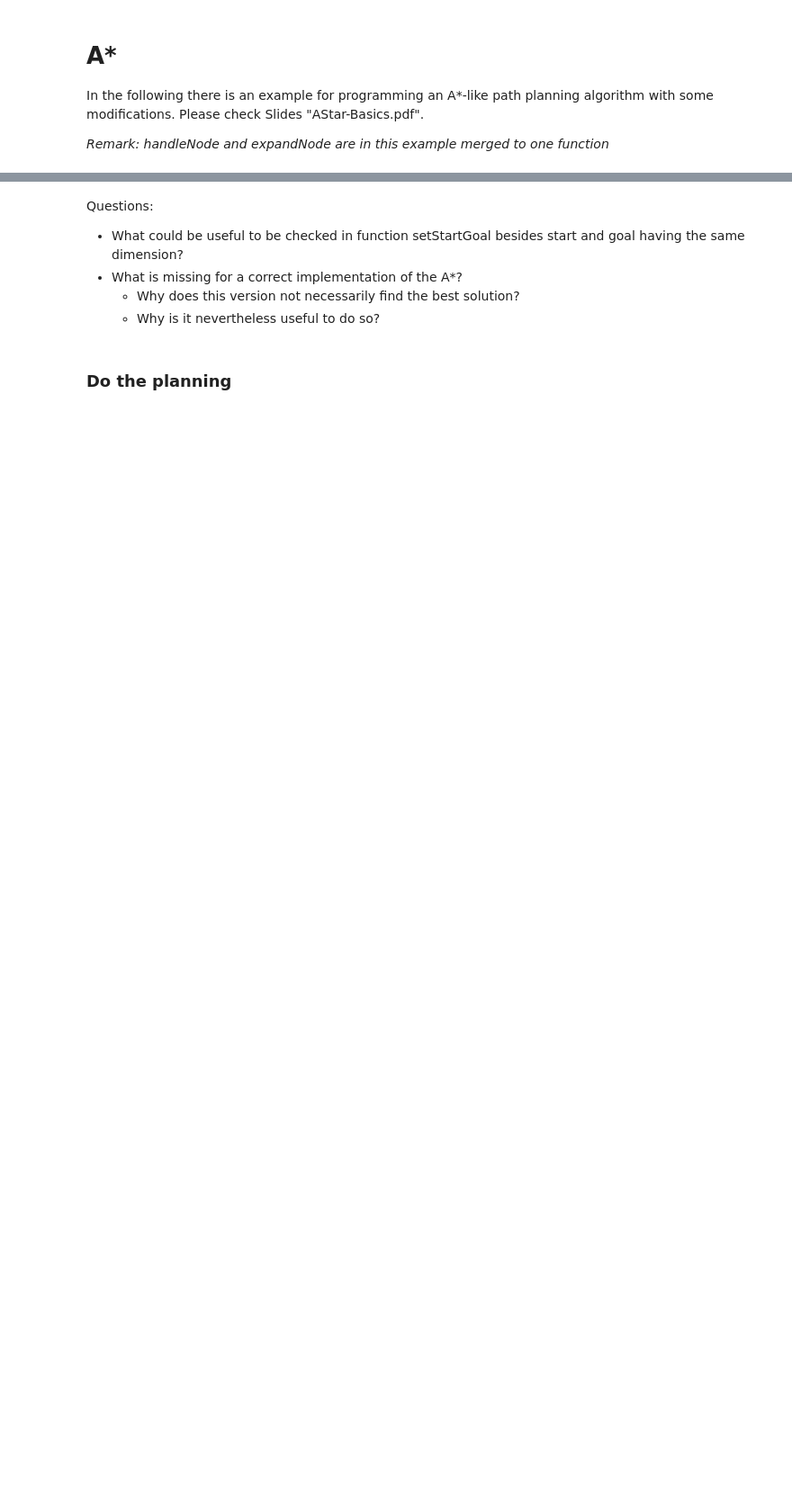
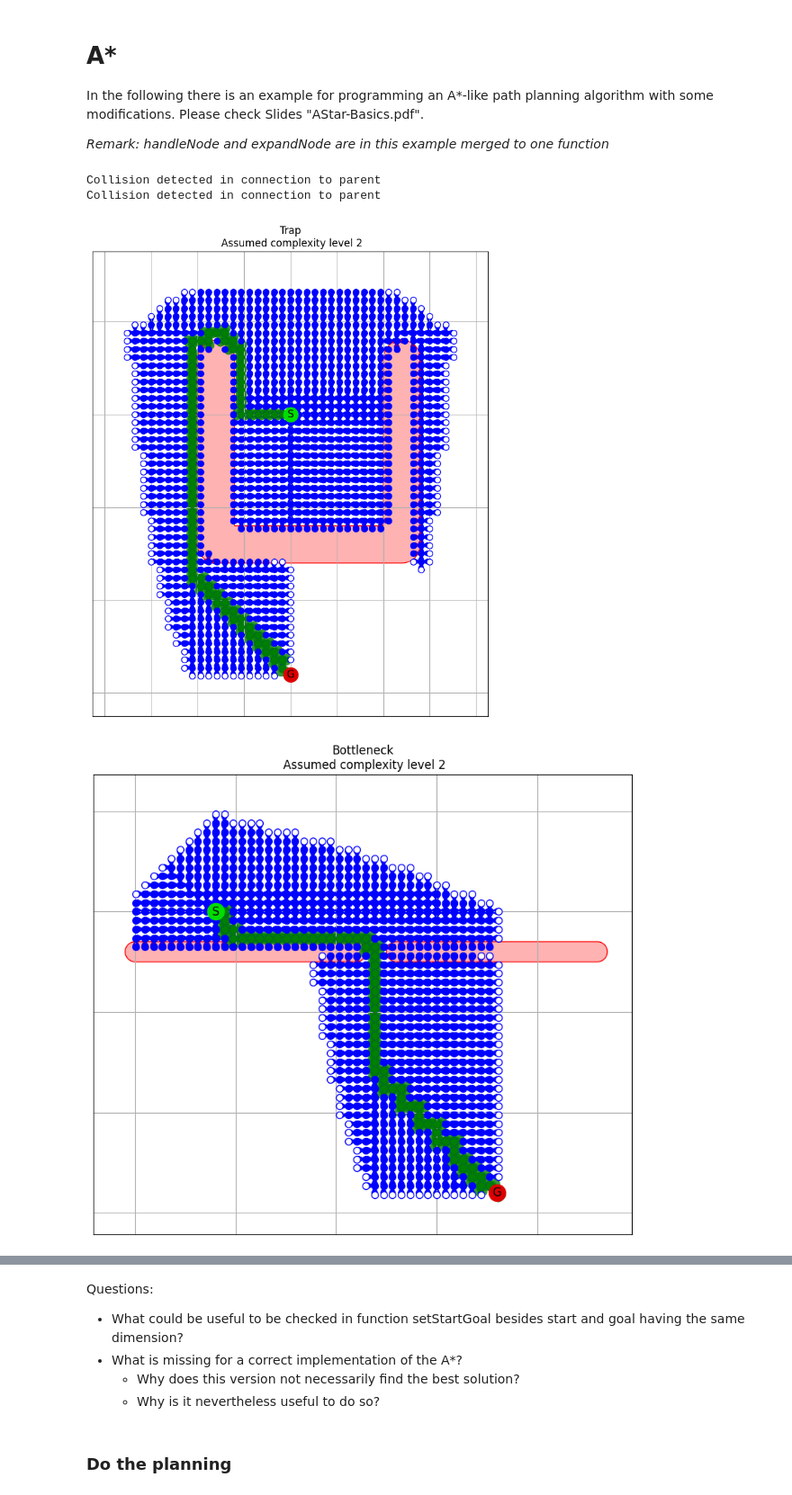
Before and after one commit to phannuschka/intro-path-planning, a Jupyter notebook: notebooks/IP-8-0_ASTAR.ipynb, the cells around one changed output, grey strips where cells are left out. Shown at 90% size. Saved outputs shown, nothing was run; the diff lists cells and outputs as text; code cells hidden in the pictures; blank space fills up the shorter version.

Commit message:
add config entry

```diff
--- a/notebooks/IP-8-0_ASTAR.ipynb
+++ b/notebooks/IP-8-0_ASTAR.ipynb
@@ -66,30 +71,36 @@ from IPTestSuite import Benchmark
 
 astarConfig = dict()
 astarConfig["w"] = .5
 astarConfig["heuristic"]  = "euclidean"
 astarConfig["reopen"] = False
 astarConfig["dof"] = 2
 astarConfig["discretization"] = [50 for _ in range(astarConfig["dof"])]
+astarConfig["check_connection"] = True
 # astarConfig["lowLimits"] = [0 for _ in range(astarConfig["dof"])]
 # astarConfig["highLimits"] = [2 * np.pi for _ in range(astarConfig["dof"])]
 
 for benchmark in ts.benchList:
     try:
         benchmark: Benchmark
         # Note: for 2 DOF and workspace = configuration space
         astarConfig["lowLimits"] = [limit[0] for limit in benchmark.collisionChecker.getEnvironmentLimits()]
         astarConfig["highLimits"] = [limit[1] for limit in benchmark.collisionChecker.getEnvironmentLimits()]
 
 
         fig_local = plt.figure(figsize=(10,10))
         ax = fig_local.add_subplot(1,1,1)
         astar = AStar(benchmark.collisionChecker)
         solution = astar.planPath(benchmark.startList, benchmark.goalList, astarConfig)
         title = benchmark.name
         if solution == []:
             title += " (No path found!)"
         title += "\n Assumed complexity level " + str(benchmark.level)
         ax.set_title(title)
         aStarVisualize(astar, solution, ax=ax, nodeSize=50)
     except Exception as e:
         print("ERROR: ",benchmark.name, e)
+# %% [output]
+Collision detected in connection to parent
+Collision detected in connection to parent
+[figure, added]
+[figure, added]
```
Also changed, not shown: parts of 4 cells of this notebook, 1 other file.
